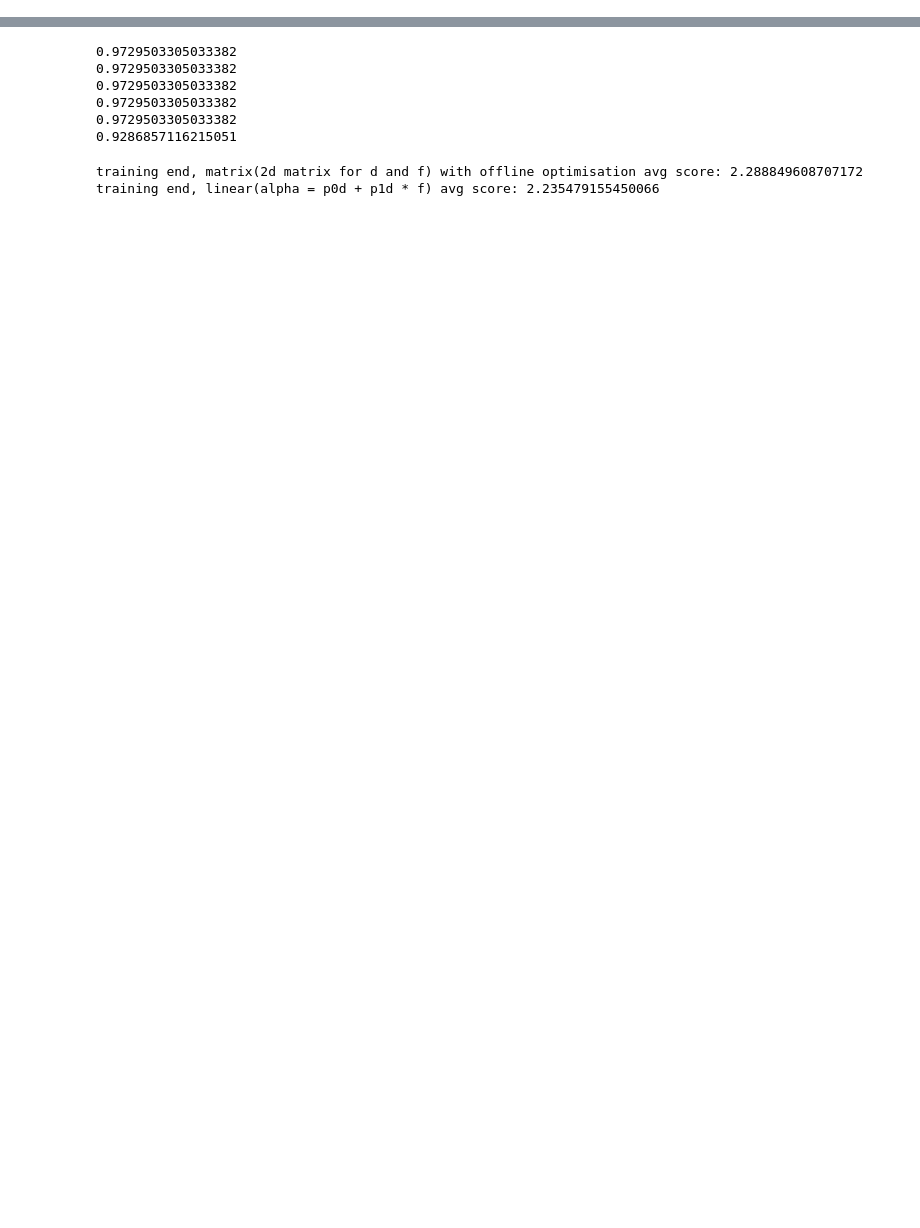
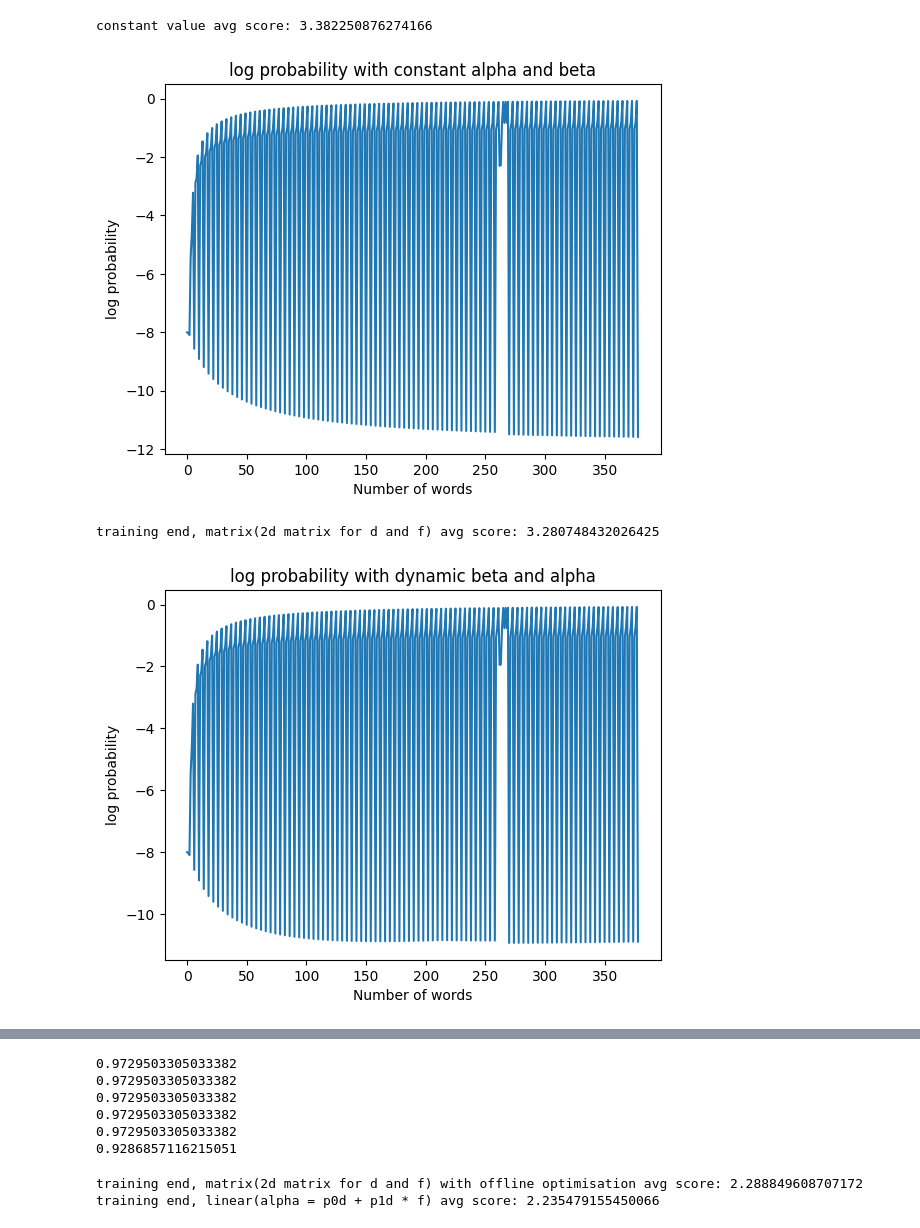
Before and after one commit to czx20010217/pubmed_typos, a Jupyter notebook: compression/blending.ipynb, the cells around one changed output, grey strips where cells are left out. Saved outputs shown, nothing was run; the diff lists cells and outputs as text; code cells hidden in the pictures; blank space fills up the shorter version.

```diff
--- a/compression/blending.ipynb
+++ b/compression/blending.ipynb
@@ -961,15 +965,15 @@ class Blending_with_2d_matrix_v3(Blending_with_linear_param):
 import matplotlib.pyplot as plt
 
 # Your list of numbers
-def plot_score(data):
+def plot_score(data, x, y, title):
     plt.clf()
     # Plotting the list of numbers
     plt.plot(data)
 
     # Adding labels to the plot
-    plt.xlabel('Number of words')
-    plt.ylabel('Average Negative log probability')
-    plt.title('Average Negative log probability change')
+    plt.xlabel(x)
+    plt.ylabel(y)
+    plt.title(title)
 
     # Display the plot
     plt.show()
@@ -1041,3 +1045,37 @@ class Blending_with_no_training(Blending_with_2d_matrix):
 
 
         return self.n_gram_model
+# %%
+#@title dynamic alpha and beta
+
+MAX_F = 5
+MAX_M = 100
+learning_rate = 0.003
+
+n = 1
+# data = [alice]
+
+# data = [''.join(["aba"+chr(i) for i in range(32, 127)])]
+data = ''.join(["aba" + chr(i) for i in range(32, 127)])
+
+alpha_matrix = [[10 for _ in range(MAX_F+1)] for _ in range(n+1)]
+beta_matrix = [[0.75 for _ in range(MAX_F+1)] for _ in range(n+1)]
+
+alpha_matrix_untrained = [[10 for _ in range(MAX_F+1)] for _ in range(n+1)]
+beta_matrix_untrained = [[0.75 for _ in range(MAX_F+1)] for _ in range(n+1)]
+
+trainer_untrained = Blending_with_no_training(MAX_F, n, learning_rate)
+trainer_untrained.build_model_with_train(data, alpha_matrix_untrained, beta_matrix_untrained, n)
+print(f"constant value avg score: {-trainer_untrained.total_score/trainer_untrained.count}")
+plot_score(trainer_untrained.logs_score_individual, 'Number of words', 'log probability', 'log probability with constant alpha and beta')
+
+for i in range(1):
+    trainer_matrix = Blending_with_2d_matrix(MAX_F, n, learning_rate)
+    trainer_matrix.build_model_with_train(data, alpha_matrix, beta_matrix, n)
+    print(f"training end, matrix(2d matrix for d and f) avg score: {-trainer_matrix.total_score/trainer_matrix.count}")
+    plot_score(trainer_matrix.logs_score_individual, 'Number of words', 'log probability', 'log probability with dynamic beta and alpha')
+# %% [output]
+constant value avg score: 3.382250876274166
+[figure, added]
+training end, matrix(2d matrix for d and f) avg score: 3.280748432026425
+[figure, added]
```
Also changed, not shown: parts of 6 cells of this notebook.
